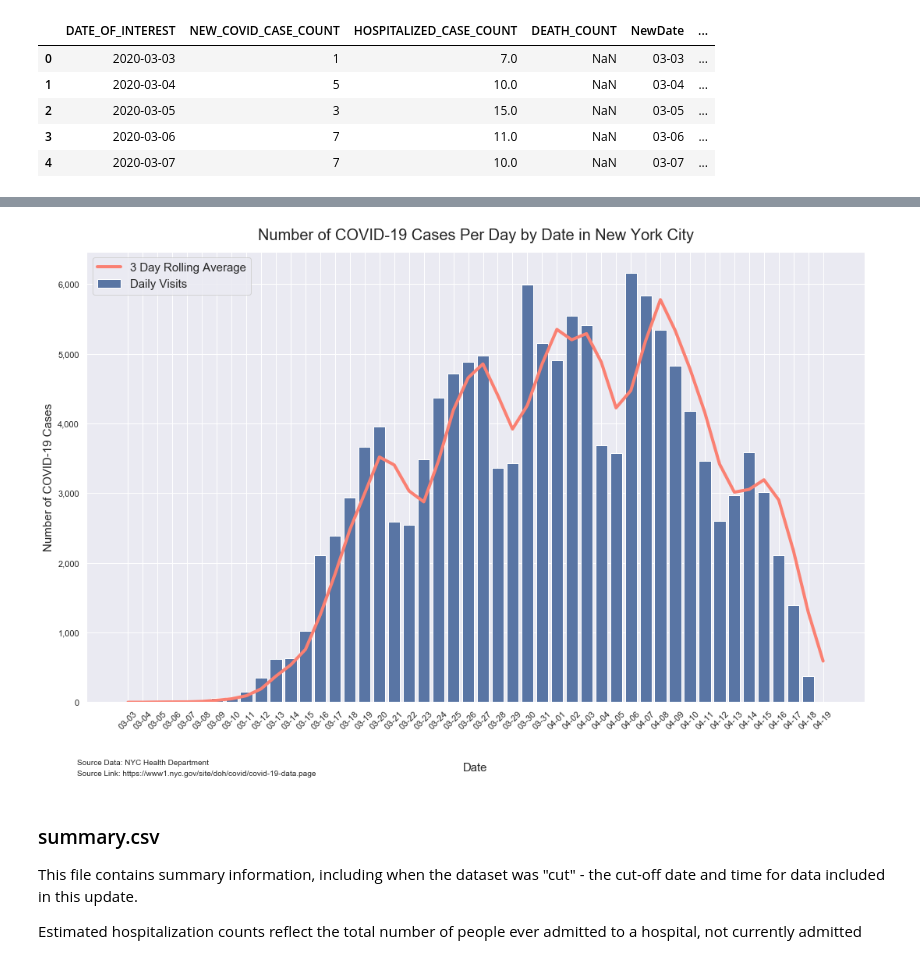
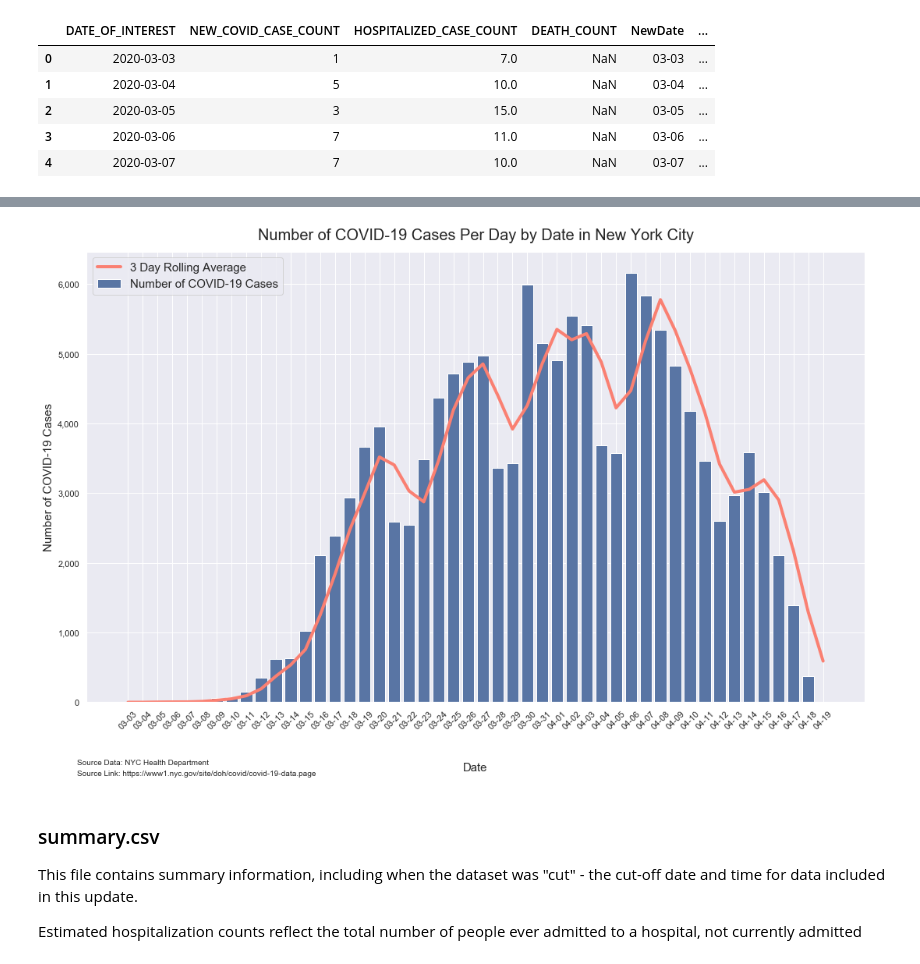
Before and after one commit to mebauer/covid-19-nyc, a Jupyter notebook: covid-19-nyc.ipynb, the cells around one changed output, grey strips where cells are left out. Drawn from its saved outputs; the diff is of its cells as text; code cells hidden in the pictures.

Commit message:
fixing epi curve label

```diff
--- a/covid-19-nyc.ipynb
+++ b/covid-19-nyc.ipynb
@@ -303,39 +312,39 @@ sns.barplot(x="NewDate",
             y="NEW_COVID_CASE_COUNT",
             color="C0",
             data=case_hosp_death,
-            label='Daily Visits')
+            label='Number of COVID-19 Cases')
 
 sns.lineplot(x="NewDate",
             y="3_day_rolling_average",
             color="salmon",
             data=case_hosp_death,
             linewidth=4,
             label='3 Day Rolling Average')
 
 ax1.xaxis.set_minor_locator(dates.WeekdayLocator(byweekday=(0), interval=1))
 ax1.xaxis.set_minor_formatter(dates.DateFormatter('D'))
 # ax1.xaxis.grid(True, which="major")
 # ax1.xaxis.set_major_locator(dates.MonthLocator())
 # ax1.xaxis.set_major_formatter(dates.DateFormatter('\n\n\n%b\n%Y'))
 ax1.get_yaxis().set_major_formatter(matplotlib.ticker.FuncFormatter(lambda x, p: format(int(x), ',')))
 ax1.xaxis.labelpad = 40
 
 ax1.grid(True)
 ax1.grid(axis='x', which='minor')
 plt.xticks(rotation=45)
 
 leg = ax1.legend(loc='upper left', fontsize=15)
 
 ax1.set_xlabel('Date', fontsize=15)
 ax1.set_ylabel('Number of COVID-19 Cases', fontsize=15)
 plt.title('Number of COVID-19 Cases Per Day by Date in New York City', pad = 15, fontsize=20)
 plt.figtext(0.05, 0.03, txt, wrap=True, horizontalalignment='left', fontsize=10)
 plt.figtext(0.05, 0.01, txt2, wrap=True, horizontalalignment='left', fontsize=10)
 
 plt.tight_layout()
 plt.savefig('figures/epi_curve.png')
 # %% [output]
-[figure, old version]
+[figure, new version]
 # %% [markdown]
 ### summary.csv
 This file contains summary information, including when the dataset was "cut" - the cut-off date and time for data included in this update.
```
Also changed, not shown: parts of 3 cells of this notebook, 1 other file.
